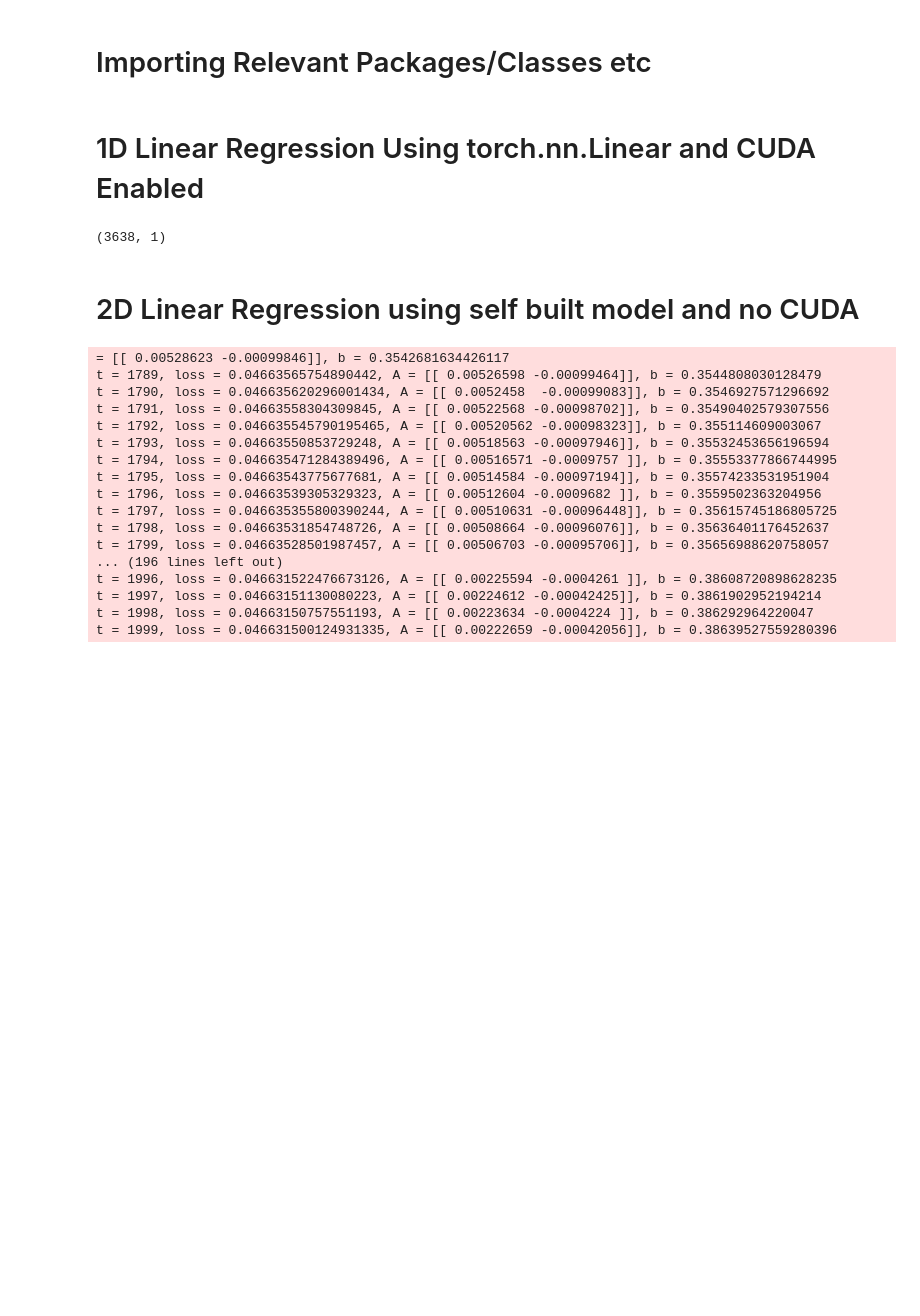
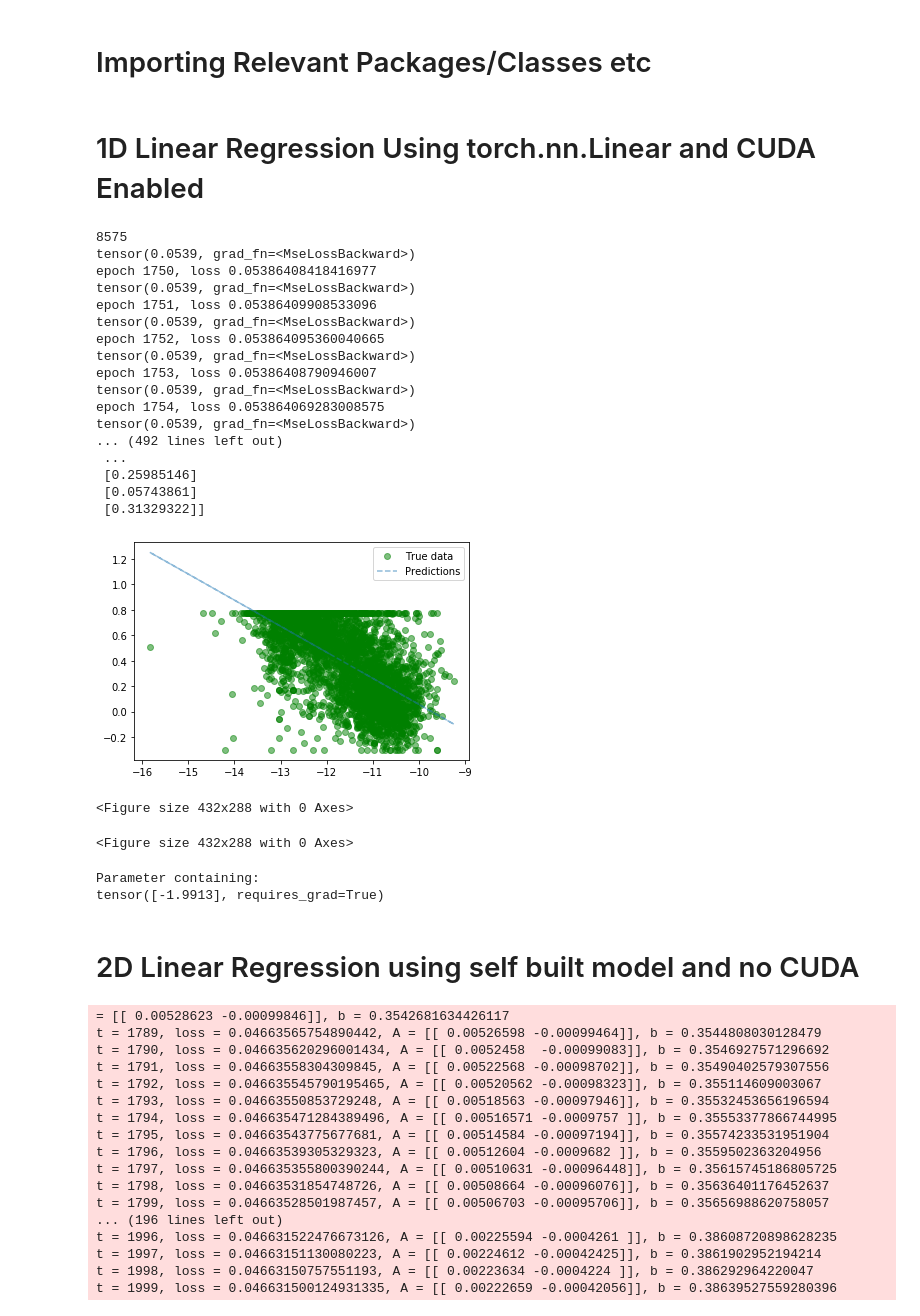
Before and after one commit to juanpabloalfonzo/SURP-2021, a Jupyter notebook: Test.ipynb, the cells around one changed output. Cells and saved outputs as stored; diff of their text form; code cells hidden in the pictures; blank space fills up the shorter version.

```diff
--- a/Test.ipynb
+++ b/Test.ipynb
@@ -88,10 +91,10 @@ learningRate=0.1
 
 model = linearRegression(inputDim, outputDim)
 ##### For GPU #######
-if torch.cuda.is_available():
-    model.cuda()
+# if torch.cuda.is_available():
+#     model.cuda()
 
-criterion = torch.nn.SmoothL1Loss()
+criterion = torch.nn.MSELoss()
 optimizer = torch.optim.Adam(model.parameters(), lr=learningRate)
 
 #Training Loop
@@ -101,52 +104,74 @@ epoch_array=np.zeros(epochs)
 loss_array=np.zeros(epochs)
 for epoch in range(epochs): #Forward Pass and loss
     # Converting inputs and labels to Variable
-    if torch.cuda.is_available():
-        inputs = Variable(torch.from_numpy(log_sSFR).cuda())
-        labels = Variable(torch.from_numpy(n).cuda())
-    else:
-        inputs = Variable(torch.from_numpy(log_sSFR))
-        labels = Variable(torch.from_numpy(n))
+    # if torch.cuda.is_available():
+    #     inputs = Variable(torch.from_numpy(log_sSFR).cuda())
+    #     labels = Variable(torch.from_numpy(n).cuda())
+    # else:
+    inputs = Variable(torch.from_numpy(log_sSFR))
+    labels = Variable(torch.from_numpy(n))
 
     # Clear gradient buffers because we don't want any gradient from previous epoch to carry forward, dont want to cummulate gradients
     optimizer.zero_grad()
 
     # get output from the model, given the inputs
     outputs = model(inputs)
 
     # get loss for the predicted output
     loss = criterion(outputs, labels)
     print(loss)
     # get gradients w.r.t to parameters, (backward pass)
     loss.backward()
 
     # update parameters
     optimizer.step()
 
     epoch_array[epoch]=epoch
     loss_array[epoch]=loss.item()
 
     print('epoch {}, loss {}'.format(epoch, loss.item()))
 
 with torch.no_grad(): # we don't need gradients in the testing phase
-    if torch.cuda.is_available():
-        predicted = model(Variable(torch.from_numpy(log_sSFR).cuda())).cpu().data.numpy()
-    else:
-        predicted = model(Variable(torch.from_numpy(log_sSFR))).data.numpy()
+    # if torch.cuda.is_available():
+    #     predicted = model(Variable(torch.from_numpy(log_sSFR).cuda())).cpu().data.numpy()
+    # else:
+    predicted = model(Variable(torch.from_numpy(log_sSFR))).data.numpy()
     print(predicted)
 
 
 
 plt.clf()
 plt.plot(log_sSFR, n, 'go', label='True data', alpha=0.5)
 plt.plot(log_sSFR, predicted, '--', label='Predictions', alpha=0.5)
 plt.legend(loc='best')
 plt.show()
 plt.figure()
+# %% [output]
+8575
+tensor(0.0539, grad_fn=<MseLossBackward>)
+epoch 1750, loss 0.05386408418416977
+tensor(0.0539, grad_fn=<MseLossBackward>)
+epoch 1751, loss 0.05386409908533096
+tensor(0.0539, grad_fn=<MseLossBackward>)
+epoch 1752, loss 0.053864095360040665
+tensor(0.0539, grad_fn=<MseLossBackward>)
+epoch 1753, loss 0.05386408790946007
+tensor(0.0539, grad_fn=<MseLossBackward>)
+epoch 1754, loss 0.053864069283008575
+tensor(0.0539, grad_fn=<MseLossBackward>)
+... (492 lines left out)
+ ...
+ [0.25985146]
+ [0.05743861]
+ [0.31329322]]
+[figure, added]
+<Figure size 432x288 with 0 Axes>
+<Figure size 432x288 with 0 Axes>
-# %%
-np.shape(predicted)
-# %% [output]
-(3638, 1)
+# %%
+model.linear.bias
+# %% [output]
+Parameter containing:
+tensor([-1.9913], requires_grad=True)
 # %% [markdown]
 # 2D Linear Regression using self built model and no CUDA
 # %%
```
Also changed, not shown: parts of 2 cells of this notebook, 3 other files.
